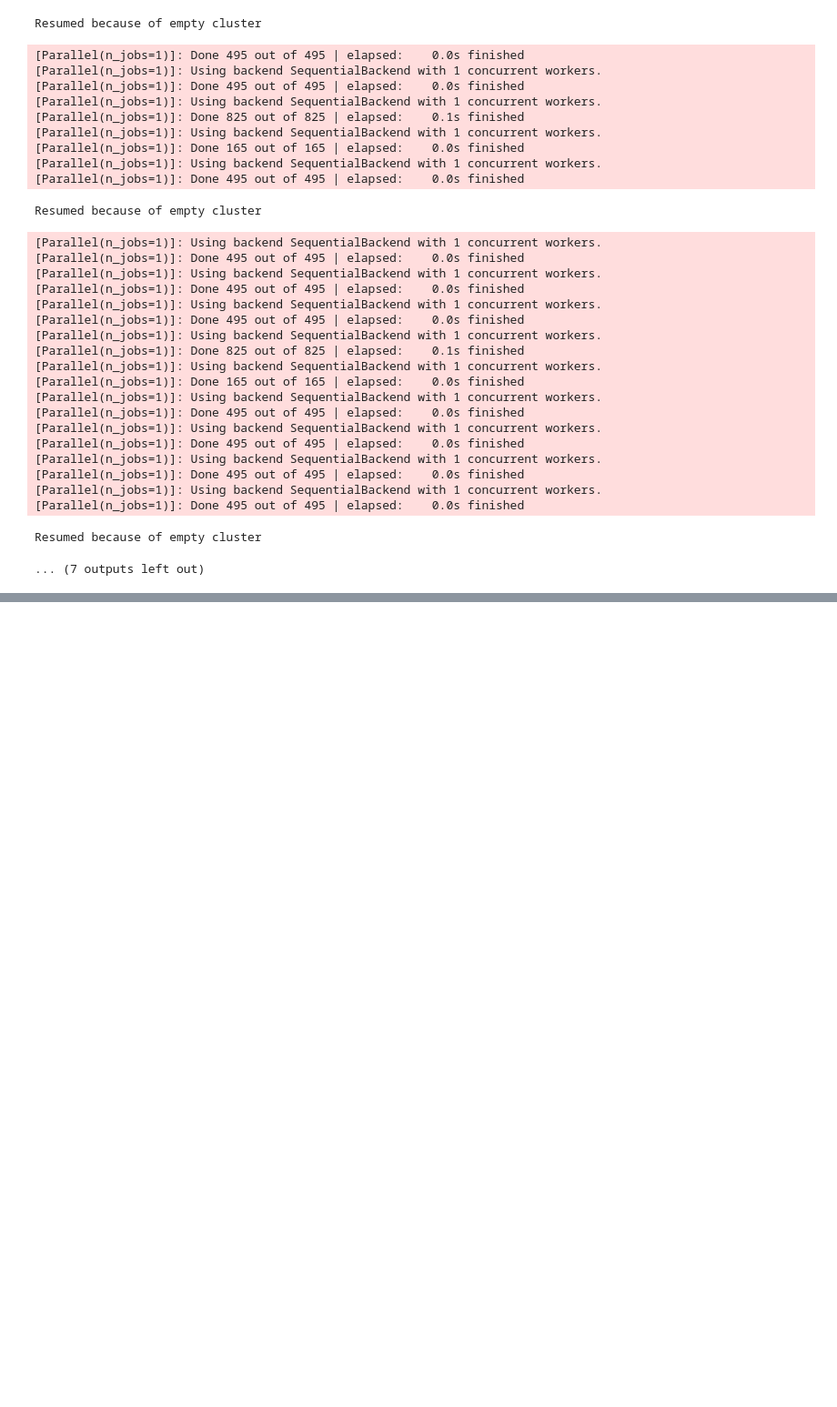
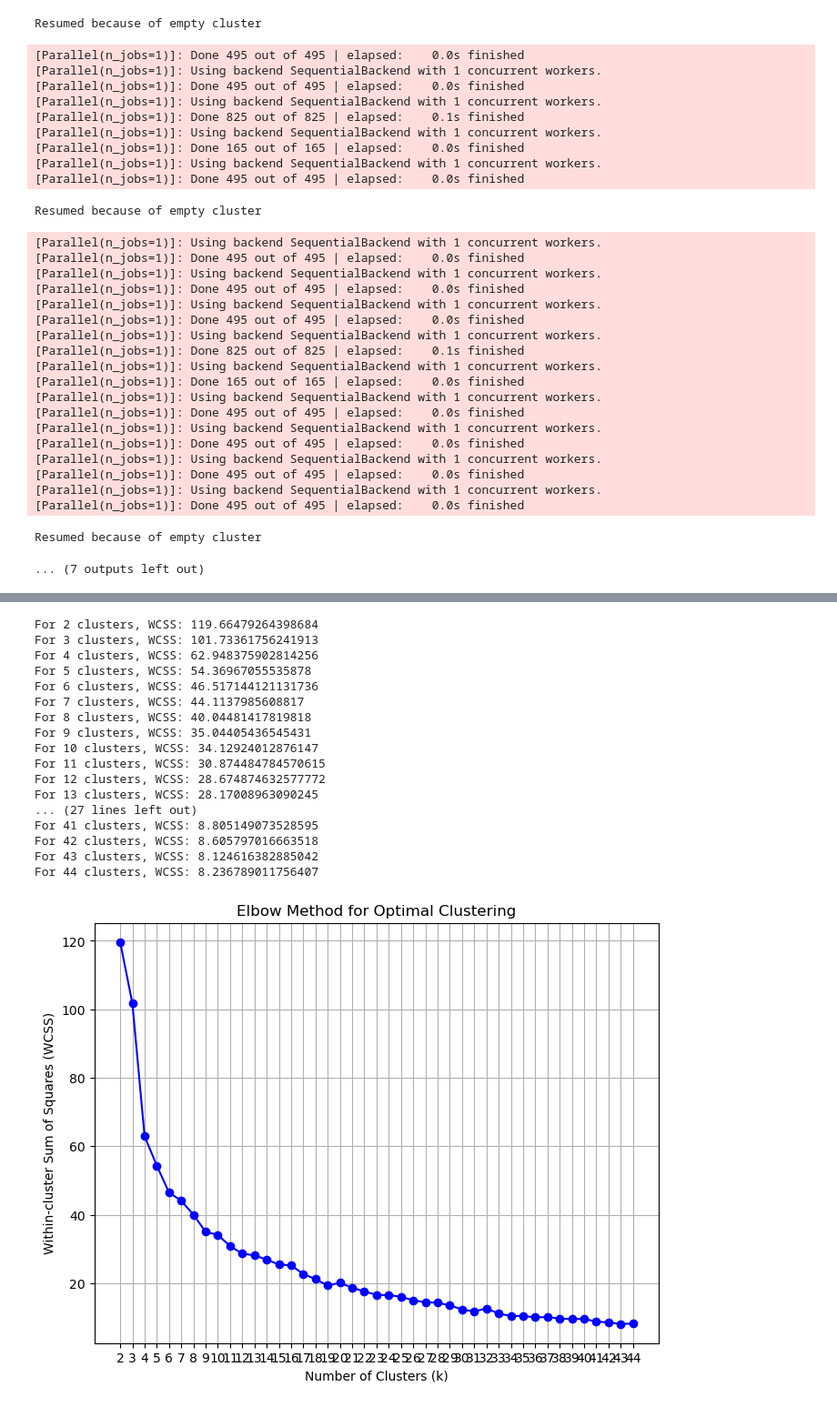
Before and after one commit to marianambc/PythonExercises, a Jupyter notebook: Project_2.ipynb, the cells around one changed output, grey strips where cells are left out. Shown at 91% size. Cells and saved outputs as stored; diff of their text form; code cells hidden in the pictures; blank space fills up the shorter version.

```diff
--- a/Project_2.ipynb
+++ b/Project_2.ipynb
@@ -718,3 +651,51 @@ print(y_pred)
+# %%
+# Repeat analysis for different cluster sizes to find the 'best' number of clusters:
+
+cluster_min = 2
+cluster_max = 45
+
+# Loop through different cluster counts
+centroid_errors = []  # Create an empty list to store centroid errors
+for n_clusters in range(cluster_min, cluster_max):  # Considering clusters from 2 to 10
+    model = TimeSeriesKMeans(n_clusters=n_clusters, metric="euclidean") # No verbose this time
+    y_pred = model.fit_predict(X_normalized)
+
+
+    # Get the sum of the within cluster squared error
+    sum_centroid_error = model.inertia_
+
+    centroid_errors.append(sum_centroid_error)  # Append the error to the list
+
+    print(f"For {n_clusters} clusters, WCSS: {sum_centroid_error}")
+
+
+plt.figure(figsize=(8, 6))
+plt.plot(range(cluster_min, cluster_max), centroid_errors, marker='o', linestyle='-', color='b')
+plt.title('Elbow Method for Optimal Clustering')
+plt.xlabel('Number of Clusters (k)')
+plt.ylabel('Within-cluster Sum of Squares (WCSS)')
+plt.xticks(range(cluster_min, cluster_max))
+plt.grid(True)
+plt.show()
+# %% [output]
+For 2 clusters, WCSS: 119.66479264398684
+For 3 clusters, WCSS: 101.73361756241913
+For 4 clusters, WCSS: 62.948375902814256
+For 5 clusters, WCSS: 54.36967055535878
+For 6 clusters, WCSS: 46.517144121131736
+For 7 clusters, WCSS: 44.1137985608817
+For 8 clusters, WCSS: 40.04481417819818
+For 9 clusters, WCSS: 35.04405436545431
+For 10 clusters, WCSS: 34.12924012876147
+For 11 clusters, WCSS: 30.874484784570615
+For 12 clusters, WCSS: 28.674874632577772
+For 13 clusters, WCSS: 28.17008963090245
+... (27 lines left out)
+For 41 clusters, WCSS: 8.805149073528595
+For 42 clusters, WCSS: 8.605797016663518
+For 43 clusters, WCSS: 8.124616382885042
+For 44 clusters, WCSS: 8.236789011756407
+[figure, added]
 # %%
 y_pred.shape
 
```
Also changed, not shown: parts of 42 cells of this notebook.
